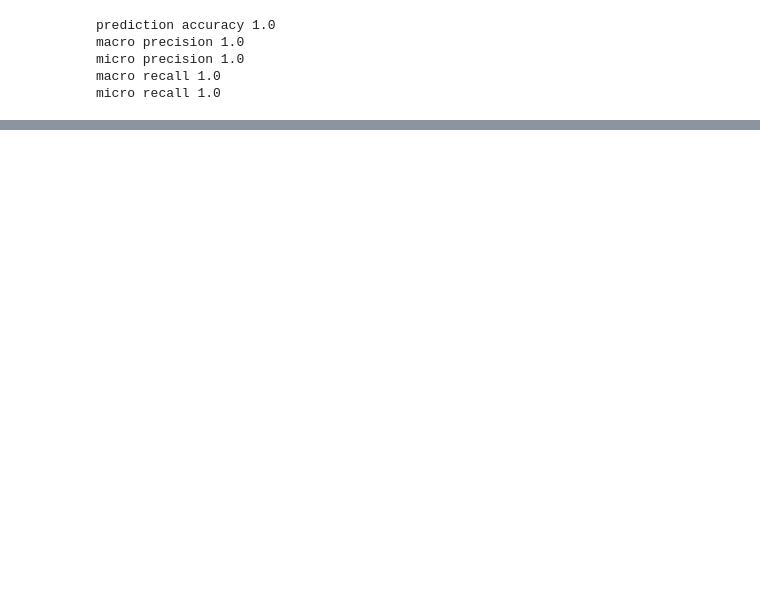
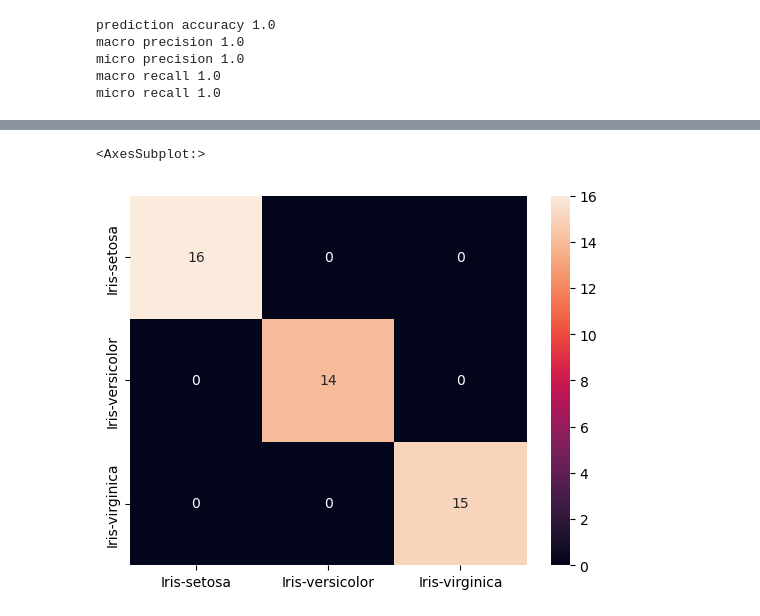
Before and after one commit to virgantara/Praktikum-AI, a Jupyter notebook: Praktikum AI ke-3 - Pengenalan Pytorch.ipynb, the cells around one changed output, grey strips where cells are left out. Drawn from its saved outputs; the diff is of its cells as text; code cells hidden in the pictures; blank space fills up the shorter version.

```diff
--- a/Praktikum AI ke-3 - Pengenalan Pytorch.ipynb
+++ b/Praktikum AI ke-3 - Pengenalan Pytorch.ipynb
@@ -130,0 +225,10 @@ micro recall 1.0
+# %%
+from sklearn.metrics import confusion_matrix
+import seaborn as sns
+
+categories = ['Iris-setosa','Iris-versicolor','Iris-virginica']
+cm = confusion_matrix(y_test, y_pred)
+sns.heatmap(cm, annot=True,xticklabels=categories,yticklabels=categories)
+# %% [output]
+<AxesSubplot:>
+[figure, added]
```
Also changed, not shown: parts of 26 cells of this notebook.
